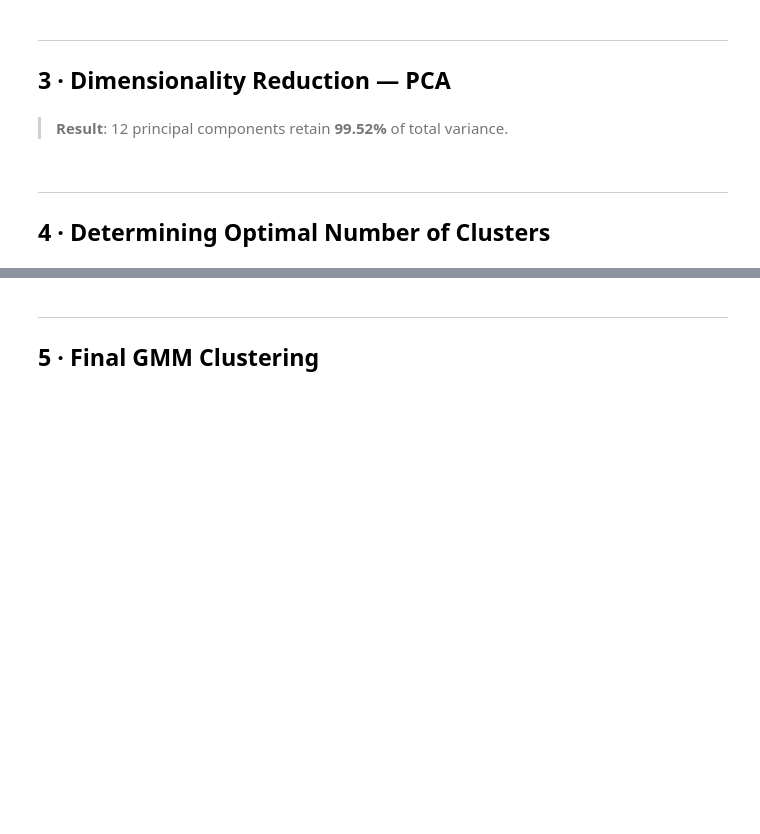
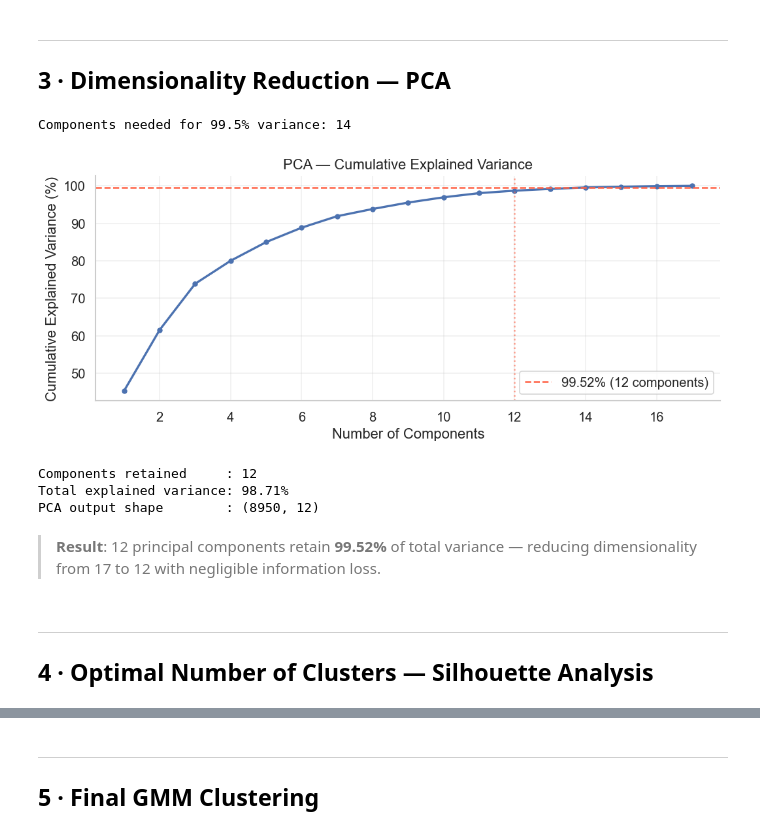
Before and after one commit to mohammedrefai20/Custome_Segmentation_for_Credit_Card_Customers, a Jupyter notebook: Customer_Segmentation.ipynb, the cells around one changed output, grey strips where cells are left out. Saved outputs shown, nothing was run; the diff lists cells and outputs as text; code cells hidden in the pictures; blank space fills up the shorter version.

```diff
--- a/Customer_Segmentation.ipynb
+++ b/Customer_Segmentation.ipynb
@@ -93,5 +212,43 @@ plot_explained_variance(pca)
+# %%
+# Find the minimum components to reach 99.5 % explained variance
+pca_full = PCA(random_state=42).fit(X_scaled)
+cumvar   = np.cumsum(pca_full.explained_variance_ratio_)
+n_opt    = int(np.searchsorted(cumvar, 0.995)) + 1
+print(f"Components needed for 99.5% variance: {n_opt}")
+
+# Plot cumulative explained variance
+fig, ax = plt.subplots(figsize=(9, 4))
+ax.plot(range(1, len(cumvar) + 1), cumvar * 100, marker="o",
+        color="#4C72B0", linewidth=2, markersize=4)
+ax.axhline(99.52, color="tomato", linestyle="--", label="99.52% (12 components)")
+ax.axvline(12, color="tomato", linestyle=":", alpha=0.6)
+ax.set_xlabel("Number of Components")
+ax.set_ylabel("Cumulative Explained Variance (%)")
+ax.set_title("PCA — Cumulative Explained Variance")
+ax.legend()
+ax.grid(alpha=0.3)
+plt.tight_layout()
+plt.show()
+# %% [output]
+Components needed for 99.5% variance: 14
+[figure, added]
+# %%
+N_COMPONENTS = 12
+
+pca   = PCA(n_components=N_COMPONENTS, random_state=42)
+X_pca = pca.fit_transform(X_scaled)
+
+total_var = pca.explained_variance_ratio_.sum()
+print(f"Components retained     : {N_COMPONENTS}")
+print(f"Total explained variance: {total_var * 100:.2f}%")
+print(f"PCA output shape        : {X_pca.shape}")
+# %% [output]
+Components retained     : 12
+Total explained variance: 98.71%
+PCA output shape        : (8950, 12)
 # %% [markdown]
-> **Result**: 12 principal components retain **99.52%** of total variance.
+> **Result**: 12 principal components retain **99.52%** of total variance —
+> reducing dimensionality from 17 to 12 with negligible information loss.
 # %% [markdown]
 ---
-## 4 · Determining Optimal Number of Clusters
+## 4 · Optimal Number of Clusters — Silhouette Analysis
```
Also changed, not shown: parts of 43 cells of this notebook.
